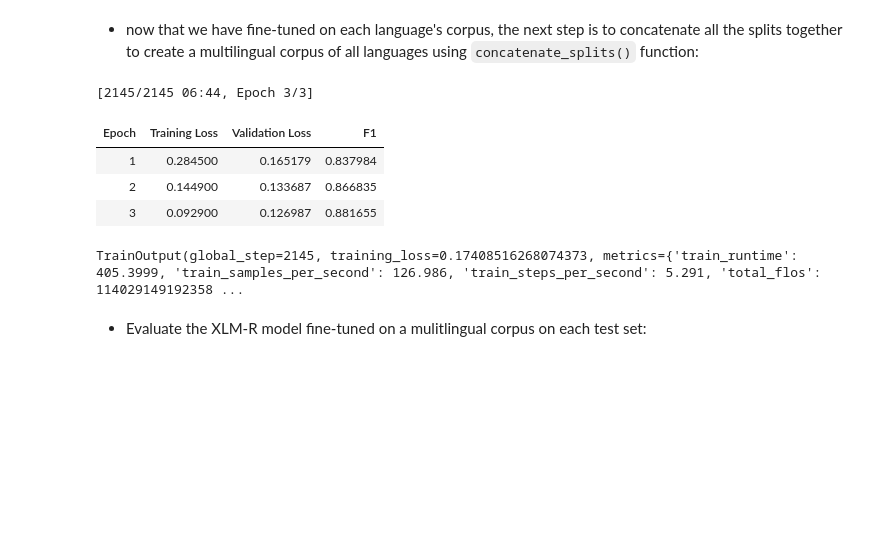
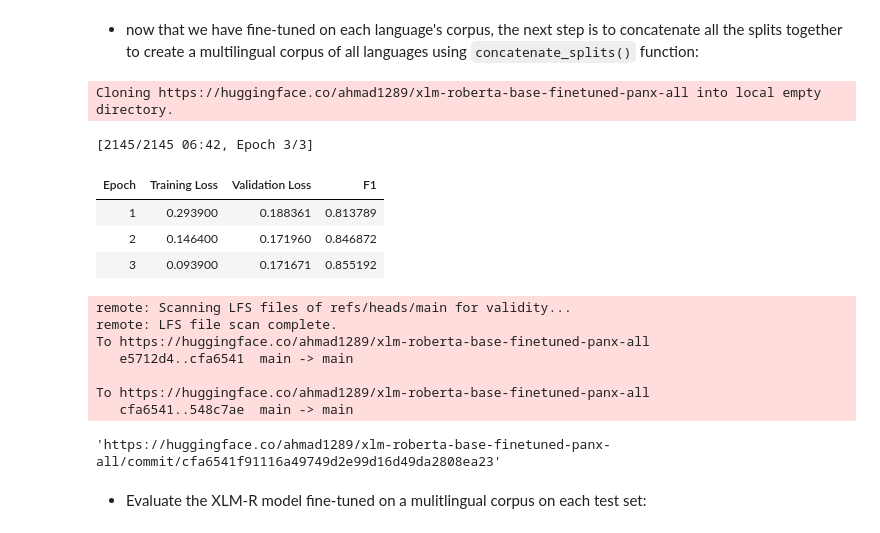
Before and after one commit to ahmad-alismail/NLP-with-Transformers, a Jupyter notebook: 4-nlp-with-transformers-multilingual-ner.ipynb, the cells around one changed output. Saved outputs shown, nothing was run; the diff lists cells and outputs as text; code cells hidden in the pictures; blank space fills up the shorter version.

```diff
--- a/4-nlp-with-transformers-multilingual-ner.ipynb
+++ b/4-nlp-with-transformers-multilingual-ner.ipynb
@@ -697,7 +697,7 @@ training_args = TrainingArguments(
     weight_decay=0.01,                       # Weight decay for optimizer
     disable_tqdm=False,                      # Whether to show progress bar during training
     logging_steps=logging_steps,             # Determines the number of steps between each logging message
-    push_to_hub=False                         # Whether to push the model to the Hugging Face model hub
+    push_to_hub=True                         # Whether to push the model to the Hugging Face model hub
 )
 # %% [markdown]
 * Make sure that we are logged in to the Hugging Face Hub:
@@ -1245,7 +1259,7 @@ panx_de_fr_encoded = concatenate_splits([panx_de_encoded, panx_fr_encoded])
 # %%
 # hide_output
 training_args.logging_steps = len(panx_de_fr_encoded["train"]) // batch_size
-training_args.push_to_hub = False ##True
+training_args.push_to_hub = True
 training_args.output_dir = "xlm-roberta-base-finetuned-panx-de-fr"
 
 trainer = Trainer(model_init=model_init,
@@ -1257,5 +1271,5 @@ trainer = Trainer(model_init=model_init,
                   eval_dataset=panx_de_fr_encoded["validation"])
 
 trainer.train()
-#trainer.push_to_hub(commit_message="Training completed!")
+trainer.push_to_hub(commit_message="Training completed!")
 # %% [output]
@@ -1344,27 +1367,37 @@ defaultdict(dict,
 # create multilingual corpus
 corpora_encoded = concatenate_splits(corpora)
 # %%
+training_args.push_to_hub = True
+
 # Train the model on the multilingual corpus
 training_args.logging_steps = len(corpora_encoded["train"]) // batch_size
 training_args.output_dir = "xlm-roberta-base-finetuned-panx-all"
 
 trainer = Trainer(model_init=model_init,
                   args=training_args,
                   data_collator=data_collator,
                   compute_metrics=compute_metrics,
                   tokenizer=xlmr_tokenizer,
                   train_dataset=corpora_encoded["train"],
                   eval_dataset=corpora_encoded["validation"])
 
 trainer.train()
-#trainer.push_to_hub(commit_message="Training completed!")
+trainer.push_to_hub(commit_message="Training completed!")
 # %% [output]
-[2145/2145 06:44, Epoch 3/3]
+Cloning https://huggingface.co/ahmad1289/xlm-roberta-base-finetuned-panx-all into local empty directory.
+[2145/2145 06:42, Epoch 3/3]
 | Epoch | Training Loss | Validation Loss | F1 |
-| 1 | 0.284500 | 0.165179 | 0.837984 |
-| 2 | 0.144900 | 0.133687 | 0.866835 |
-| 3 | 0.092900 | 0.126987 | 0.881655 |
+| 1 | 0.293900 | 0.188361 | 0.813789 |
+| 2 | 0.146400 | 0.171960 | 0.846872 |
+| 3 | 0.093900 | 0.171671 | 0.855192 |
-TrainOutput(global_step=2145, training_loss=0.17408516268074373, metrics={'train_runtime': 405.3999, 'train_samples_per_second': 126.986, 'train_steps_per_second': 5.291, 'total_flos': 114029149192358 ...
+remote: Scanning LFS files of refs/heads/main for validity...
+remote: LFS file scan complete.
+To https://huggingface.co/ahmad1289/xlm-roberta-base-finetuned-panx-all
+   e5712d4..cfa6541  main -> main
+
+To https://huggingface.co/ahmad1289/xlm-roberta-base-finetuned-panx-all
+   cfa6541..548c7ae  main -> main
+'https://huggingface.co/ahmad1289/xlm-roberta-base-finetuned-panx-all/commit/cfa6541f91116a49749d2e99d16d49da2808ea23'
 # %% [markdown]
 * Evaluate the XLM-R model fine-tuned on a mulitlingual corpus on each test set:
 # %%
```
Also changed, not shown: parts of 11 cells of this notebook.
